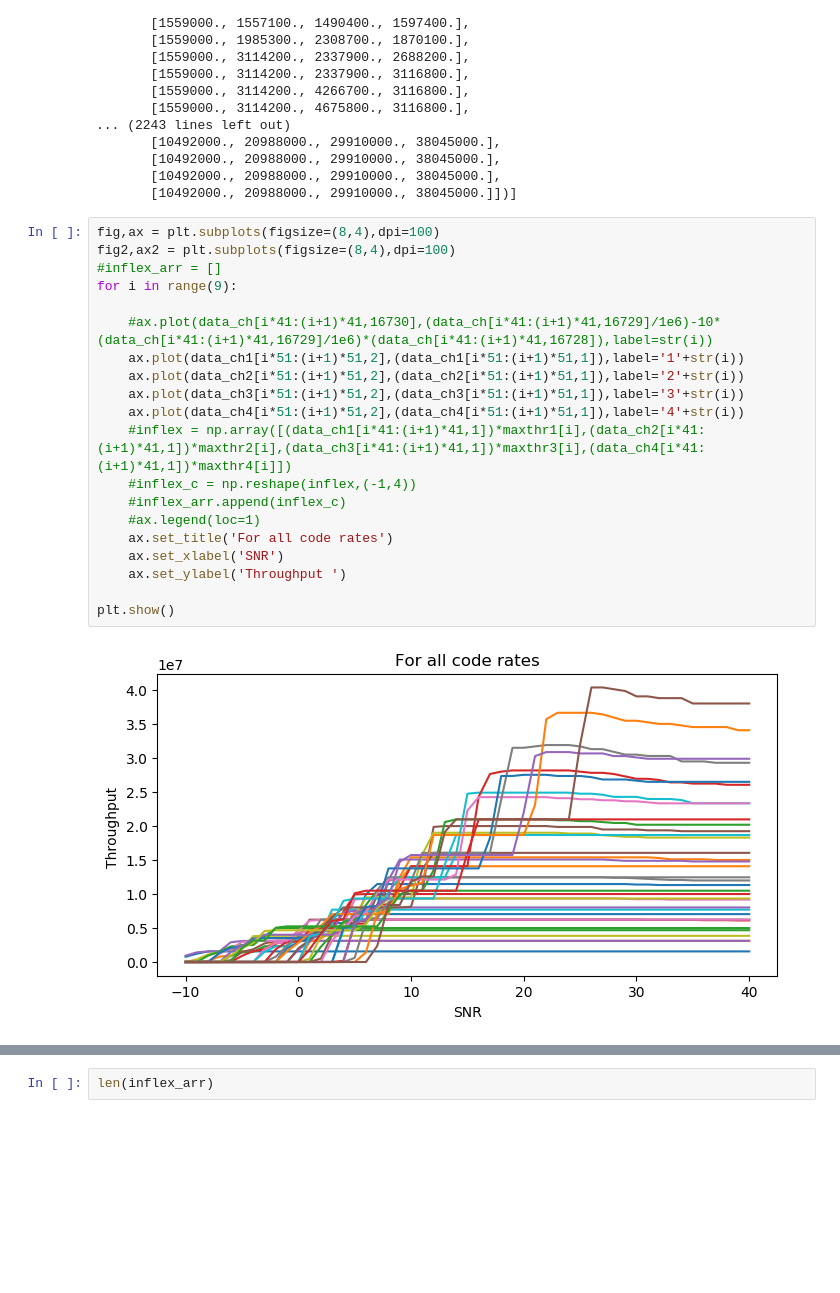
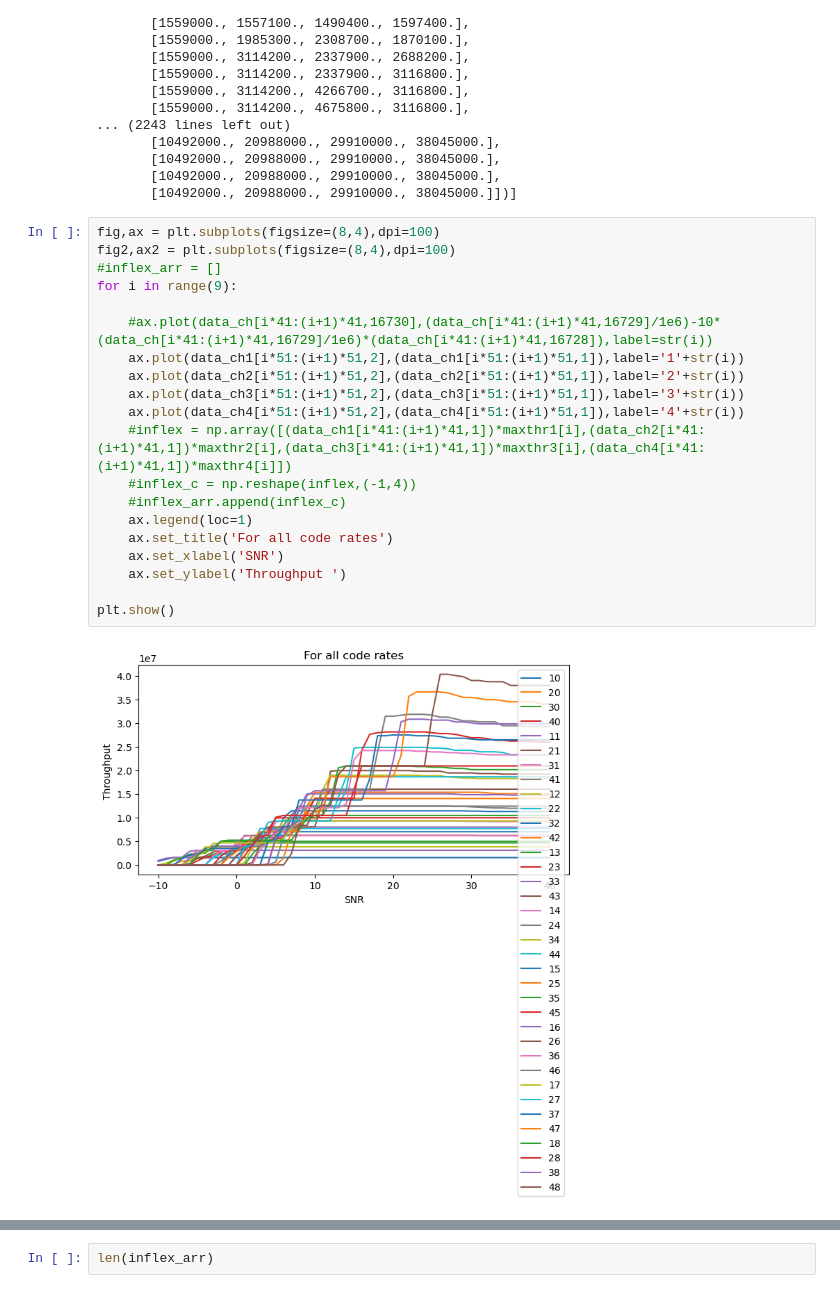
Before and after one commit to Shubham-Sahoo/5G-Communication, a Jupyter notebook: nakagami-fr2.ipynb, the cells around one changed output, grey strips where cells are left out. Cells and saved outputs as stored; diff of their text form; blank space fills up the shorter version.

```diff
--- a/nakagami-fr2.ipynb
+++ b/nakagami-fr2.ipynb
@@ -183,25 +183,25 @@ for i in range(9):
 # %%
 fig,ax = plt.subplots(figsize=(8,4),dpi=100)
 fig2,ax2 = plt.subplots(figsize=(8,4),dpi=100)
 #inflex_arr = []
 for i in range(9):
 
     #ax.plot(data_ch[i*41:(i+1)*41,16730],(data_ch[i*41:(i+1)*41,16729]/1e6)-10*(data_ch[i*41:(i+1)*41,16729]/1e6)*(data_ch[i*41:(i+1)*41,16728]),label=str(i))
     ax.plot(data_ch1[i*51:(i+1)*51,2],(data_ch1[i*51:(i+1)*51,1]),label='1'+str(i))
     ax.plot(data_ch2[i*51:(i+1)*51,2],(data_ch2[i*51:(i+1)*51,1]),label='2'+str(i))
     ax.plot(data_ch3[i*51:(i+1)*51,2],(data_ch3[i*51:(i+1)*51,1]),label='3'+str(i))
     ax.plot(data_ch4[i*51:(i+1)*51,2],(data_ch4[i*51:(i+1)*51,1]),label='4'+str(i))
     #inflex = np.array([(data_ch1[i*41:(i+1)*41,1])*maxthr1[i],(data_ch2[i*41:(i+1)*41,1])*maxthr2[i],(data_ch3[i*41:(i+1)*41,1])*maxthr3[i],(data_ch4[i*41:(i+1)*41,1])*maxthr4[i]])
     #inflex_c = np.reshape(inflex,(-1,4))
     #inflex_arr.append(inflex_c)
-    #ax.legend(loc=1)
+    ax.legend(loc=1)
     ax.set_title('For all code rates')
     ax.set_xlabel('SNR')
     ax.set_ylabel('Throughput ')
 
 plt.show()
 # %% [output]
-[figure, old version]
+[figure, new version]
 [figure]
 # %%
 len(inflex_arr)
```
Also changed, not shown: parts of 1 cell of this notebook.
